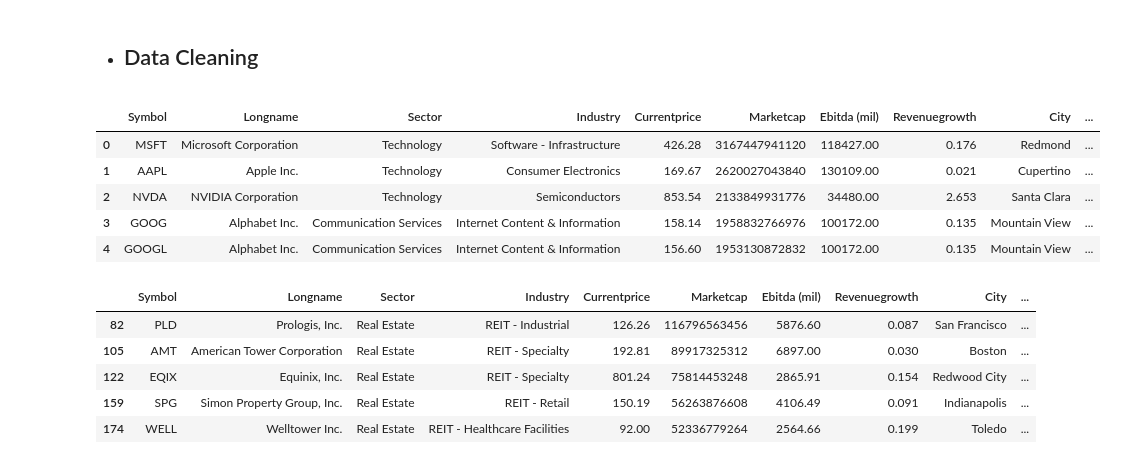
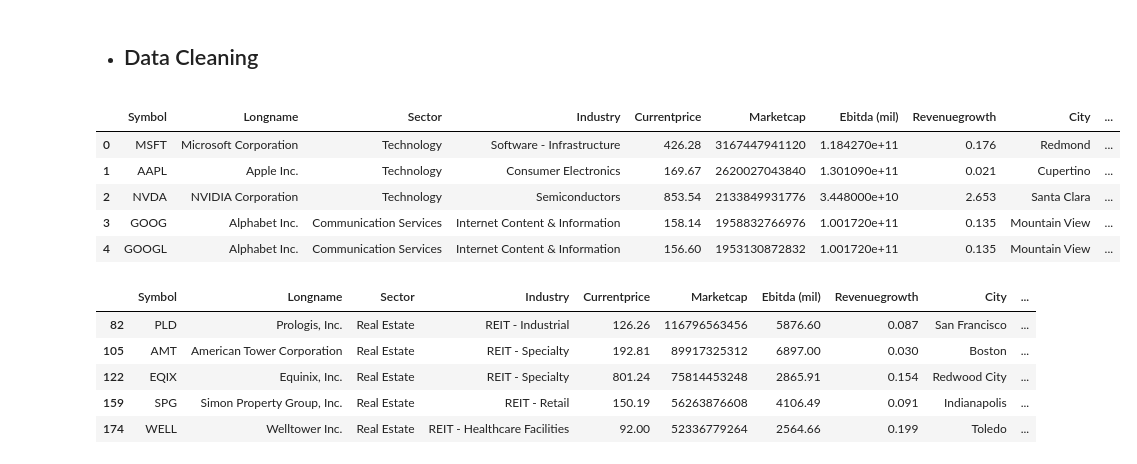
Before and after one commit to icherniavskyi/project-1, a Jupyter notebook: data_analysis.ipynb, the cells around one changed output. Drawn from its saved outputs; the diff is of its cells as text; code cells hidden in the pictures.

```diff
--- a/data_analysis.ipynb
+++ b/data_analysis.ipynb
@@ -4,32 +7,30 @@ import matplotlib.pyplot as plt
 # %%
 # Please remember to put the path to respective datasets
-
-stock_data = pd.read_csv(r"C:\Users\ulyan\UTOR-VIRT-DATA-PT-02-2024-U-LOLC\project-1\csv_data\sp500_stocks.csv")
-companies_data = pd.read_csv(r"C:\Users\ulyan\UTOR-VIRT-DATA-PT-02-2024-U-LOLC\project-1\csv_data\sp500_companies.csv")
-inflation = pd.read_excel(r"C:\Users\ulyan\UTOR-VIRT-DATA-PT-02-2024-U-LOLC\project-1\csv_data\inflation.xlsx")
-unemployment = pd.read_excel(r"C:\Users\ulyan\UTOR-VIRT-DATA-PT-02-2024-U-LOLC\project-1\csv_data\unemployment.xlsx")
-mortgage = pd.read_csv(r"C:\Users\ulyan\UTOR-VIRT-DATA-PT-02-2024-U-LOLC\project-1\csv_data\US_mortgages.csv")
-#We have a problem with size to load in github (stock data)
+stock_data = pd.read_csv(r"C:\Users\ulyan\UTOR-VIRT-DATA-PT-02-2024-U-LOLC\project_data\sp500_stocks.csv")
+companies_data = pd.read_csv(r"C:\Users\ulyan\UTOR-VIRT-DATA-PT-02-2024-U-LOLC\project_data\sp500_companies.csv")
+inflation = pd.read_excel(r"C:\Users\ulyan\UTOR-VIRT-DATA-PT-02-2024-U-LOLC\project_data\inflation.xlsx")
+unemployment = pd.read_excel(r"C:\Users\ulyan\UTOR-VIRT-DATA-PT-02-2024-U-LOLC\project_data\unemployment.xlsx")
+mortgage = pd.read_csv(r"C:\Users\ulyan\UTOR-VIRT-DATA-PT-02-2024-U-LOLC\project_data\US_mortgages.csv")
 # %% [markdown]
 - ## Data Cleaning
 # %%
 #Industiries data
 industry_data = companies_data.drop(["Weight", "Longbusinesssummary", "Shortname", "Exchange"], axis=1).copy()
 
 columns_for_convert = ["Currentprice", "Ebitda", "Revenuegrowth", "Fulltimeemployees"]
 
-for i in columns_for_convert:
-    industry_data[i] = pd.to_numeric(industry_data[i], errors='coerce')
+#for i in columns_for_convert:
+    #industry_data[i] = pd.to_numeric(industry_data[i], errors='coerce')
 
-industry_data["Ebitda"] = industry_data["Ebitda"]/1000000
-industry_data["Ebitda"] = industry_data["Ebitda"].apply(lambda x: f"{x:.2f}")
+#industry_data["Ebitda"] = industry_data["Ebitda"]/1000000
+#industry_data["Ebitda"] = industry_data["Ebitda"].apply(lambda x: f"{x:.2f}")
 industry_data.rename(columns={"Ebitda": "Ebitda (mil)"}, inplace=True)
 industry_data.head()
 # %% [output]
 |  | Symbol | Longname | Sector | Industry | Currentprice | Marketcap | Ebitda (mil) | Revenuegrowth | City | ... |
-| 0 | MSFT | Microsoft Corporation | Technology | Software - Infrastructure | 426.28 | 3167447941120 | 118427.00 | 0.176 | Redmond | ... |
-| 1 | AAPL | Apple Inc. | Technology | Consumer Electronics | 169.67 | 2620027043840 | 130109.00 | 0.021 | Cupertino | ... |
-| 2 | NVDA | NVIDIA Corporation | Technology | Semiconductors | 853.54 | 2133849931776 | 34480.00 | 2.653 | Santa Clara | ... |
-| 3 | GOOG | Alphabet Inc. | Communication Services | Internet Content & Information | 158.14 | 1958832766976 | 100172.00 | 0.135 | Mountain View | ... |
-| 4 | GOOGL | Alphabet Inc. | Communication Services | Internet Content & Information | 156.60 | 1953130872832 | 100172.00 | 0.135 | Mountain View | ... |
+| 0 | MSFT | Microsoft Corporation | Technology | Software - Infrastructure | 426.28 | 3167447941120 | 1.184270e+11 | 0.176 | Redmond | ... |
+| 1 | AAPL | Apple Inc. | Technology | Consumer Electronics | 169.67 | 2620027043840 | 1.301090e+11 | 0.021 | Cupertino | ... |
+| 2 | NVDA | NVIDIA Corporation | Technology | Semiconductors | 853.54 | 2133849931776 | 3.448000e+10 | 2.653 | Santa Clara | ... |
+| 3 | GOOG | Alphabet Inc. | Communication Services | Internet Content & Information | 158.14 | 1958832766976 | 1.001720e+11 | 0.135 | Mountain View | ... |
+| 4 | GOOGL | Alphabet Inc. | Communication Services | Internet Content & Information | 156.60 | 1953130872832 | 1.001720e+11 | 0.135 | Mountain View | ... |
 # %%
```
Also changed, not shown: parts of 13 cells of this notebook.
